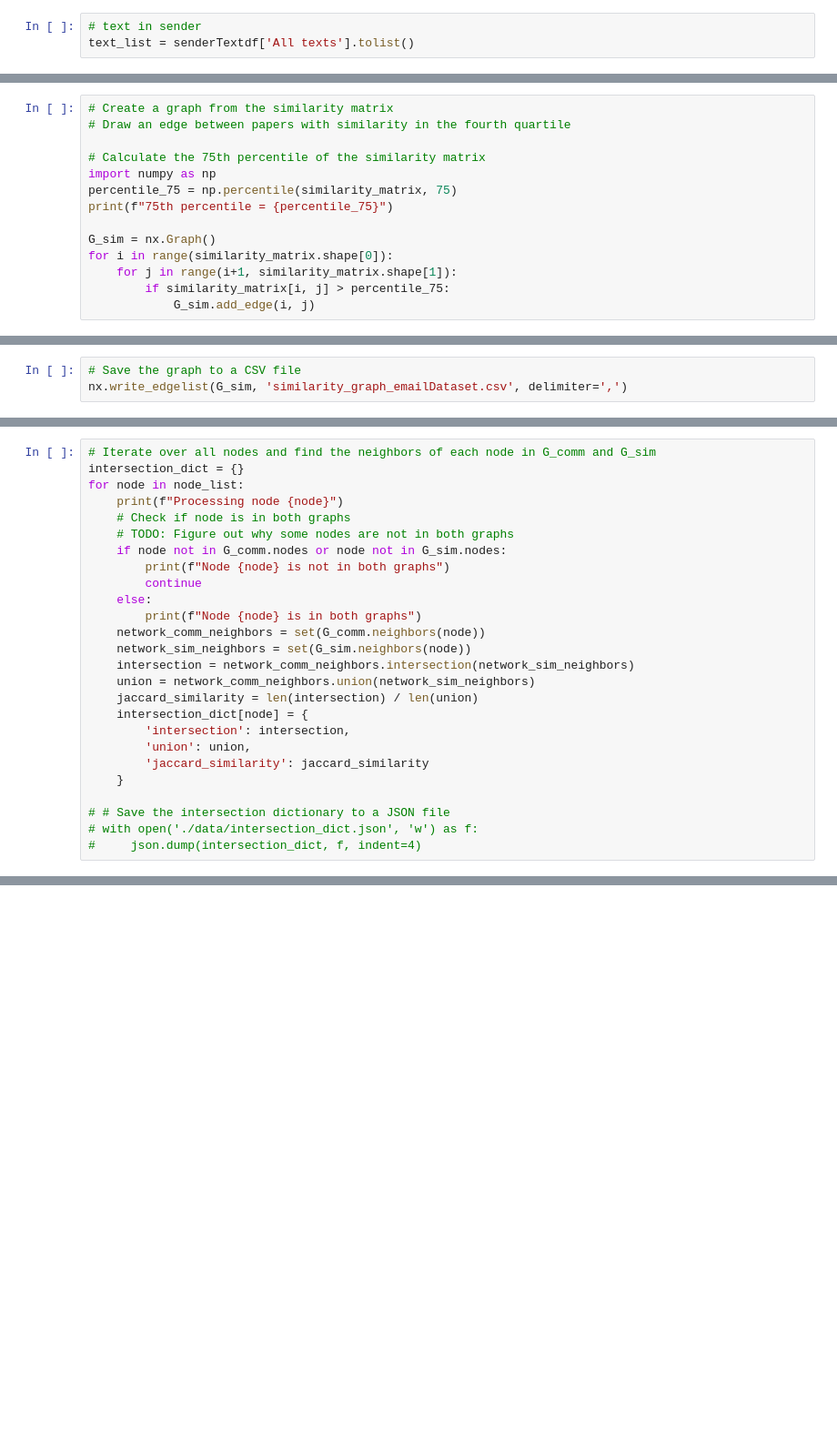
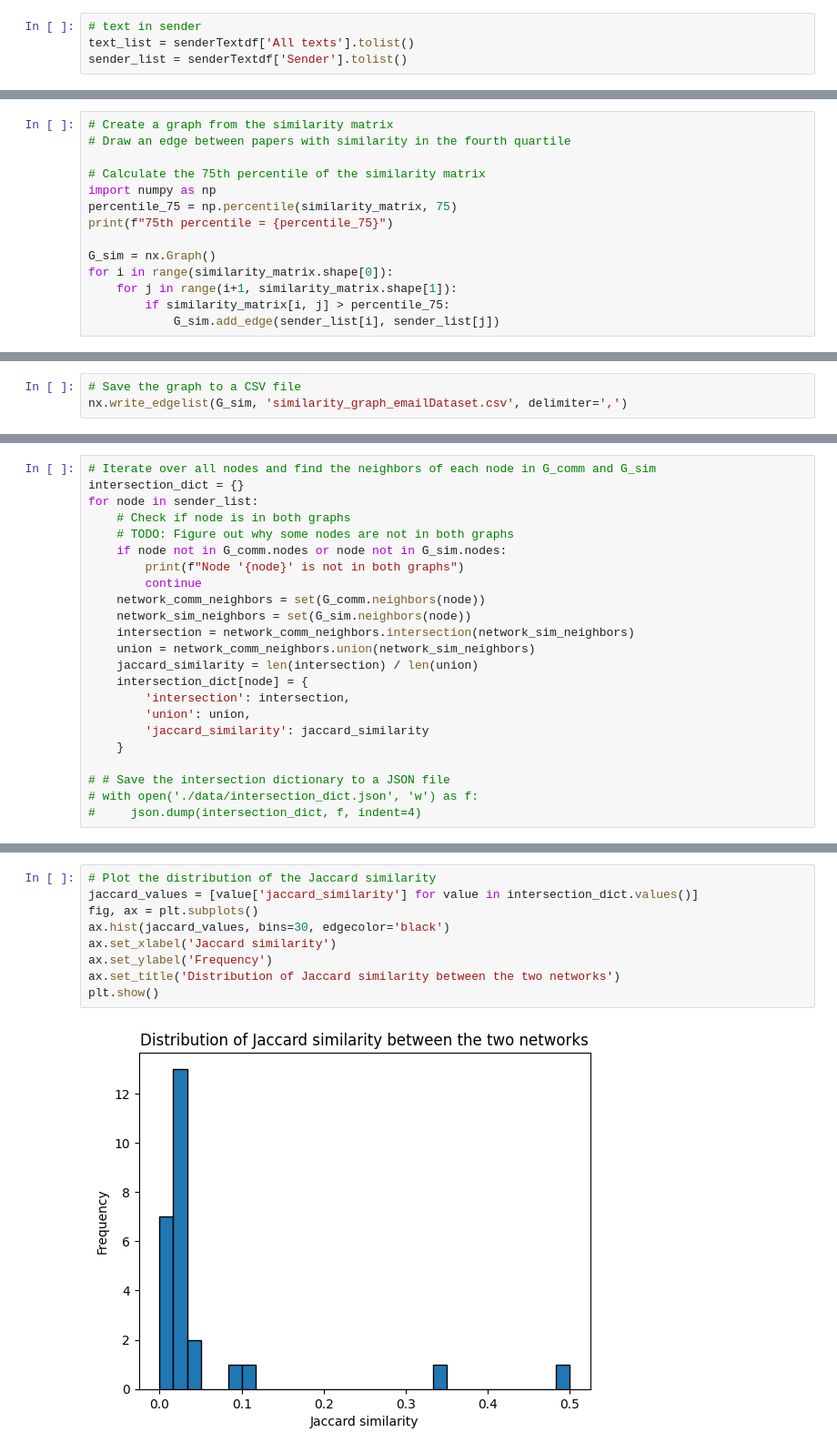
Before and after one commit to mingweiiiiiiiiii/23-24-CS7IS4-Group4, a Jupyter notebook: newExperimentOnEmail.ipynb, the cells around one changed output, grey strips where cells are left out. Shown at 91% size. Drawn from its saved outputs; the diff is of its cells as text; blank space fills up the shorter version.

Commit message:
Fixed intersection and added visualisations

```diff
--- a/newExperimentOnEmail.ipynb
+++ b/newExperimentOnEmail.ipynb
@@ -62,3 +64,4 @@ senderTextdf['All texts'] = senderTextdf['All texts'].astype(str)
 # %%
 # text in sender
 text_list = senderTextdf['All texts'].tolist()
+sender_list = senderTextdf['Sender'].tolist()
@@ -87,7 +86,7 @@ G_sim = nx.Graph()
 for i in range(similarity_matrix.shape[0]):
     for j in range(i+1, similarity_matrix.shape[1]):
         if similarity_matrix[i, j] > percentile_75:
-            G_sim.add_edge(i, j)
+            G_sim.add_edge(sender_list[i], sender_list[j])
 # %% [output]
 75th percentile = 0.44058040025146533
 # %%
@@ -120,15 +102,12 @@ node_list
 # %%
 # Iterate over all nodes and find the neighbors of each node in G_comm and G_sim
 intersection_dict = {}
-for node in node_list:
-    print(f"Processing node {node}")
+for node in sender_list:
     # Check if node is in both graphs
     # TODO: Figure out why some nodes are not in both graphs
     if node not in G_comm.nodes or node not in G_sim.nodes:
-        print(f"Node {node} is not in both graphs")
+        print(f"Node '{node}' is not in both graphs")
         continue
-    else:
-        print(f"Node {node} is in both graphs")
     network_comm_neighbors = set(G_comm.neighbors(node))
     network_sim_neighbors = set(G_sim.neighbors(node))
     intersection = network_comm_neighbors.intersection(network_sim_neighbors)
@@ -163,0 +148,11 @@ Node Diane Fellers is not in both graphs
+# %%
+# Plot the distribution of the Jaccard similarity
+jaccard_values = [value['jaccard_similarity'] for value in intersection_dict.values()]
+fig, ax = plt.subplots()
+ax.hist(jaccard_values, bins=30, edgecolor='black')
+ax.set_xlabel('Jaccard similarity')
+ax.set_ylabel('Frequency')
+ax.set_title('Distribution of Jaccard similarity between the two networks')
+plt.show()
+# %% [output]
+[figure, added]
```
Also changed, not shown: parts of 16 cells of this notebook.
